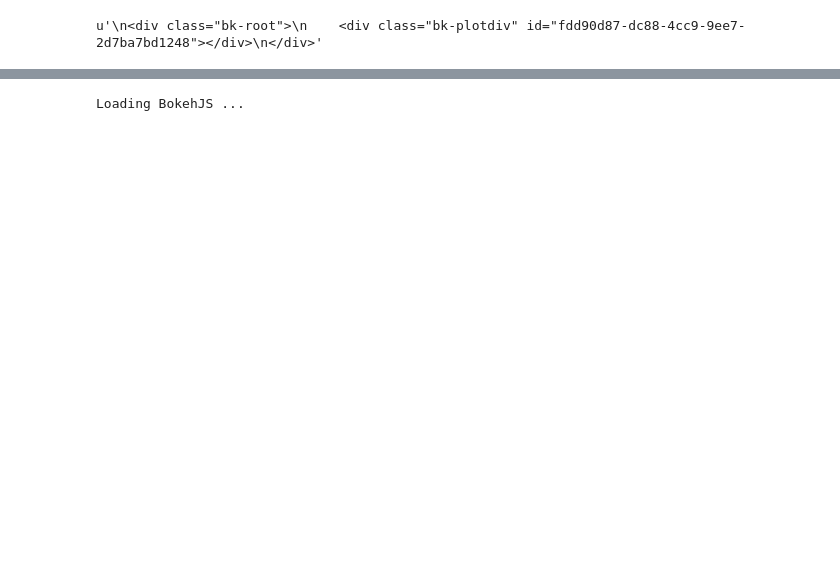
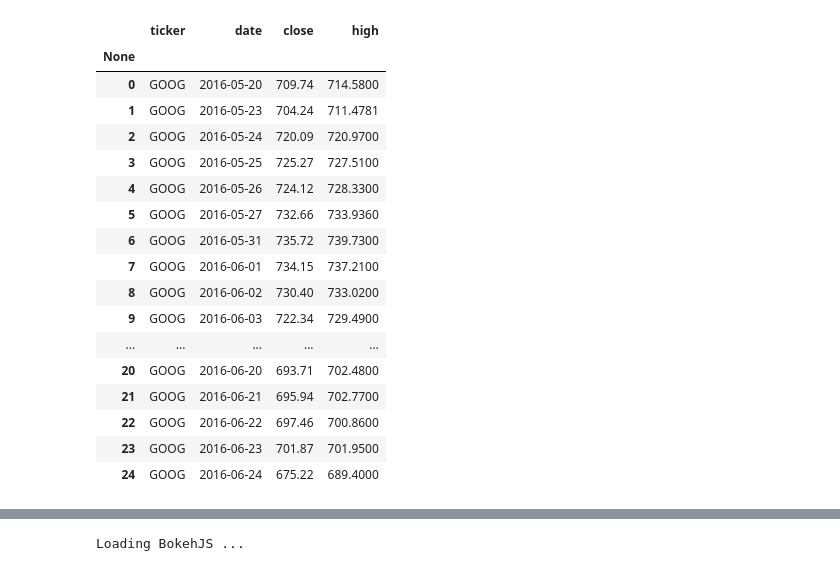
Before and after one commit to hammeryosi/data-incubator-milestone, a Jupyter notebook: jupyter/drafts.ipynb, the cells around one changed output, grey strips where cells are left out. Drawn from its saved outputs; the diff is of its cells as text; code cells hidden in the pictures; blank space fills up the shorter version.

```diff
--- a/jupyter/drafts.ipynb
+++ b/jupyter/drafts.ipynb
@@ -25,4 +43,30 @@ data, script, div = createPlotFromWeb('GOOG', '2016-05-20', '2017-03-12', ['clos
-# %%
-div
-# %% [output]
-u'\n<div class="bk-root">\n    <div class="bk-plotdiv" id="fdd90d87-dc88-4cc9-9ee7-2d7ba7bd1248"></div>\n</div>'
+# %%
+stock = 'GOOG'
+startDate = '2016-05-20'
+endDate = '2016-06-24'
+fields = ['close', 'high']
+width = 400
+data, script, div = createPlotFromWeb(stock, startDate, endDate, fields, width)
+data1 = pd.read_json(data)
+data = getData(stock, startDate, endDate, fields)
+# %%
+data
+# %% [output]
+|  | ticker | date | close | high |
+| None |  |  |  |  |
+| 0 | GOOG | 2016-05-20 | 709.74 | 714.5800 |
+| 1 | GOOG | 2016-05-23 | 704.24 | 711.4781 |
+| 2 | GOOG | 2016-05-24 | 720.09 | 720.9700 |
+| 3 | GOOG | 2016-05-25 | 725.27 | 727.5100 |
+| 4 | GOOG | 2016-05-26 | 724.12 | 728.3300 |
+| 5 | GOOG | 2016-05-27 | 732.66 | 733.9360 |
+| 6 | GOOG | 2016-05-31 | 735.72 | 739.7300 |
+| 7 | GOOG | 2016-06-01 | 734.15 | 737.2100 |
+| 8 | GOOG | 2016-06-02 | 730.40 | 733.0200 |
+| 9 | GOOG | 2016-06-03 | 722.34 | 729.4900 |
+| ... | ... | ... | ... | ... |
+| 20 | GOOG | 2016-06-20 | 693.71 | 702.4800 |
+| 21 | GOOG | 2016-06-21 | 695.94 | 702.7700 |
+| 22 | GOOG | 2016-06-22 | 697.46 | 700.8600 |
+| 23 | GOOG | 2016-06-23 | 701.87 | 701.9500 |
+| 24 | GOOG | 2016-06-24 | 675.22 | 689.4000 |
```
Also changed, not shown: parts of 8 cells of this notebook, 3 other files.
